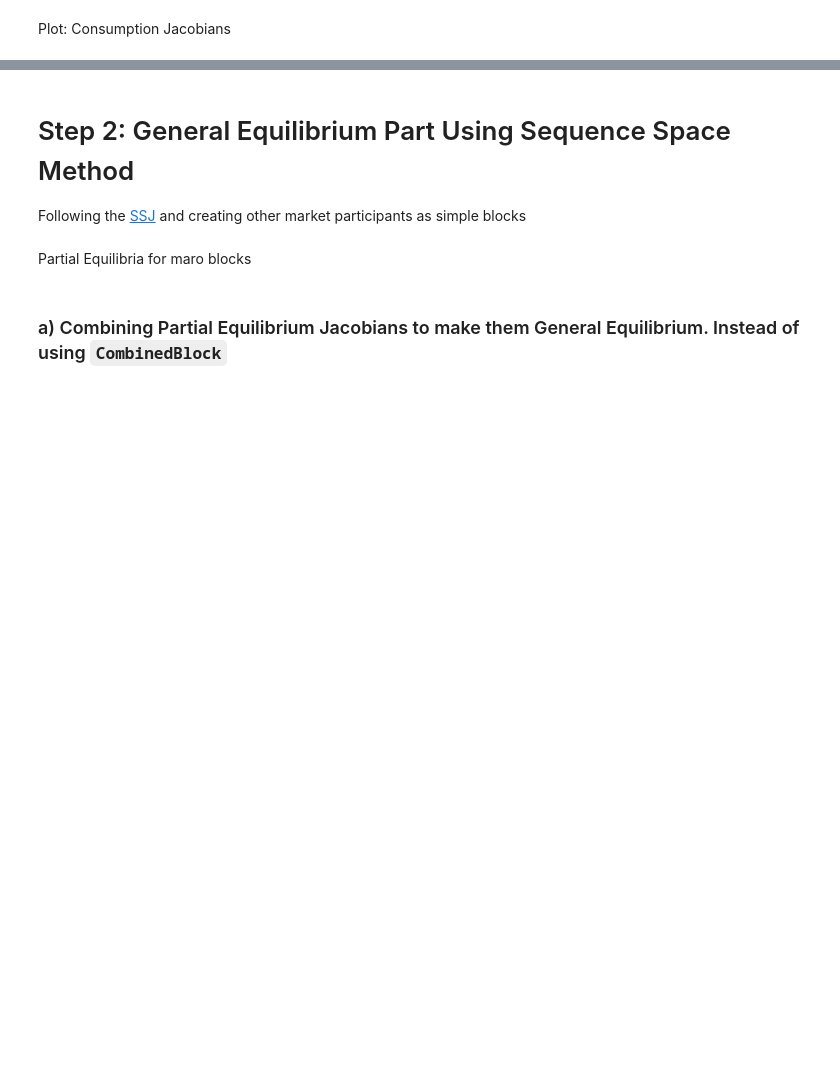
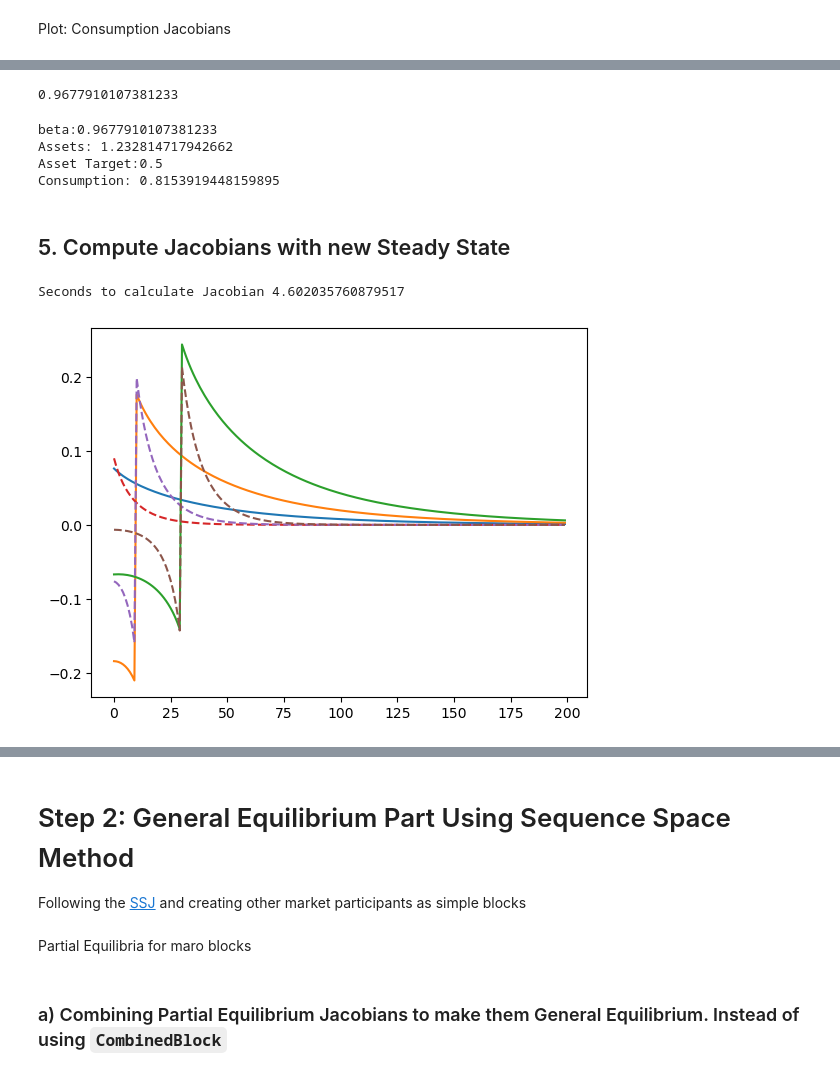
Before and after one commit to AMonninger/REMARK-ECB, a Jupyter notebook: code/python/IndShockConsumerType_HANK.ipynb, the cells around one changed output, grey strips where cells are left out. Saved outputs shown, nothing was run; the diff lists cells and outputs as text; code cells hidden in the pictures; blank space fills up the shorter version.

```diff
--- a/code/python/IndShockConsumerType_HANK.ipynb
+++ b/code/python/IndShockConsumerType_HANK.ipynb
@@ -165,0 +240,17 @@ plt.show()
+# %%
+#%% find steady state
+Asset_target = B_ss
+def ss_func(beta):
+    Agent.DiscFac = beta
+    A_ss = Agent.compute_steady_state()[0]
+
+    return A_ss
+
+
+def ss_dif(beta):
+
+    return ss_func(beta) - Asset_target
+
+
+DiscFac = optimize.brentq(ss_dif,.8,.99)
+print(DiscFac)
@@ -165,0 +276,6 @@ plt.show()
+# %%
+Dict['DiscFac'] = DiscFac
+
+Agent_ss = IndShockConsumerType(**Dict, verbose = False)
+#Agent.cycles = 0
+#Agent.aXtraCount = 300
@@ -165,0 +284,38 @@ plt.show()
+# %%
+Agent_ss.DiscFac
+# %% [output]
+0.9677910107381233
+# %%
+Agent_ss.compute_steady_state()
+
+print('beta:' +str(Agent_ss.DiscFac))
+#verify
+print('Assets: ' +str(Agent_ss.A_ss))
+print('Asset Target:' +str(Asset_target))
+print('Consumption: ' + str(Agent_ss.C_ss))
+A_ss = Agent_ss.A_ss
+# %% [output]
+beta:0.9677910107381233
+Assets: 1.232814717942662
+Asset Target:0.5
+Consumption: 0.8153919448159895
+# %% [markdown]
+## 5. Compute Jacobians with new Steady State
+# %%
+start = time.time()
+
+CJACR_GE, AJACR_GE = Agent_ss.calc_jacobian('Rfree',200)
+
+print('Seconds to calculate Jacobian', time.time() - start)
+# %% [output]
+Seconds to calculate Jacobian 4.602035760879517
+# %%
+plt.plot(CJACR_GE.T[0])
+plt.plot(CJACR_GE.T[10])
+plt.plot(CJACR_GE.T[30])
+plt.plot(CJACR.T[0],'--')
+plt.plot(CJACR.T[10],'--')
+plt.plot(CJACR.T[30],'--')
+plt.show()
+# %% [output]
+[figure, added]
```
Also changed, not shown: parts of 55 cells of this notebook.
